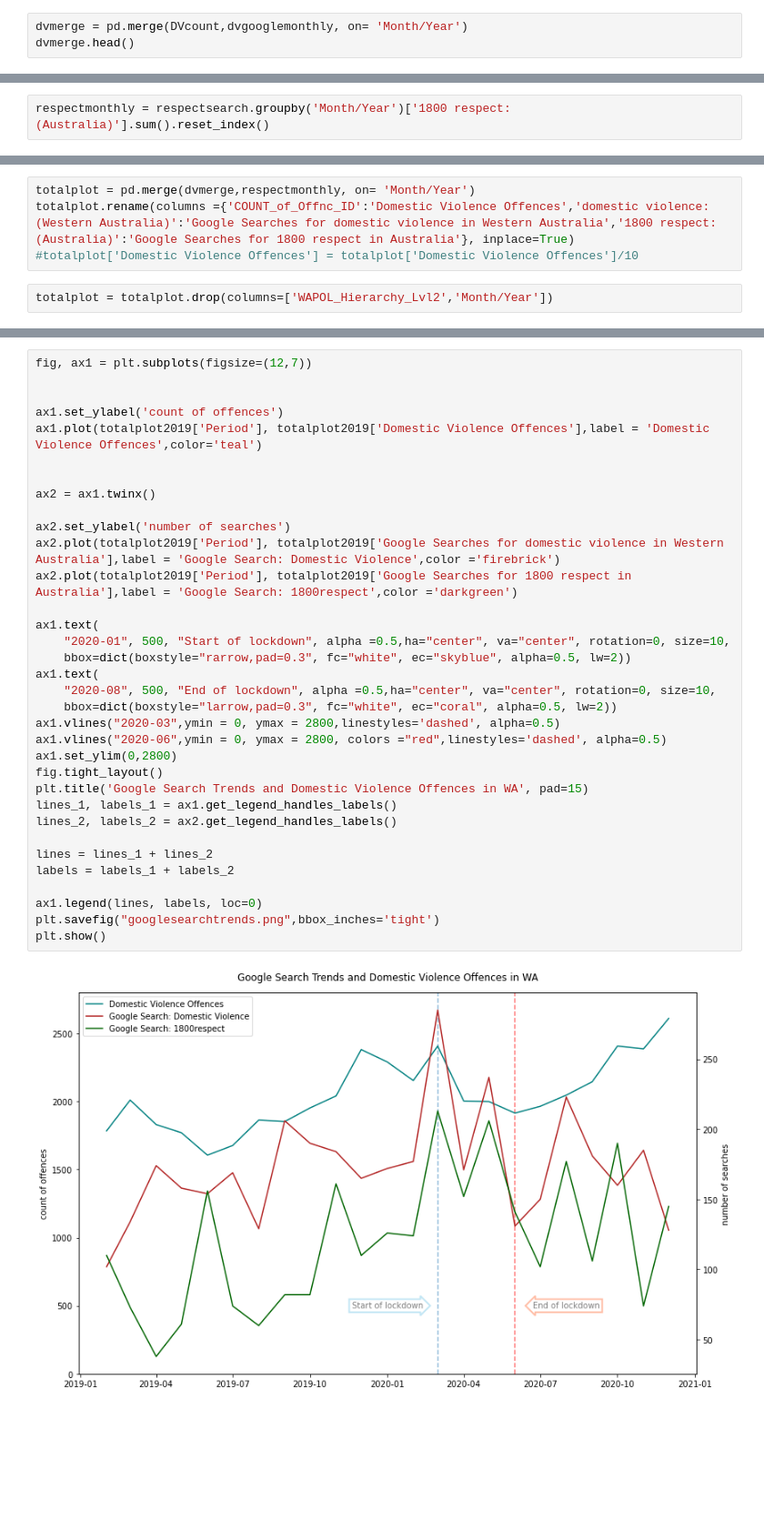
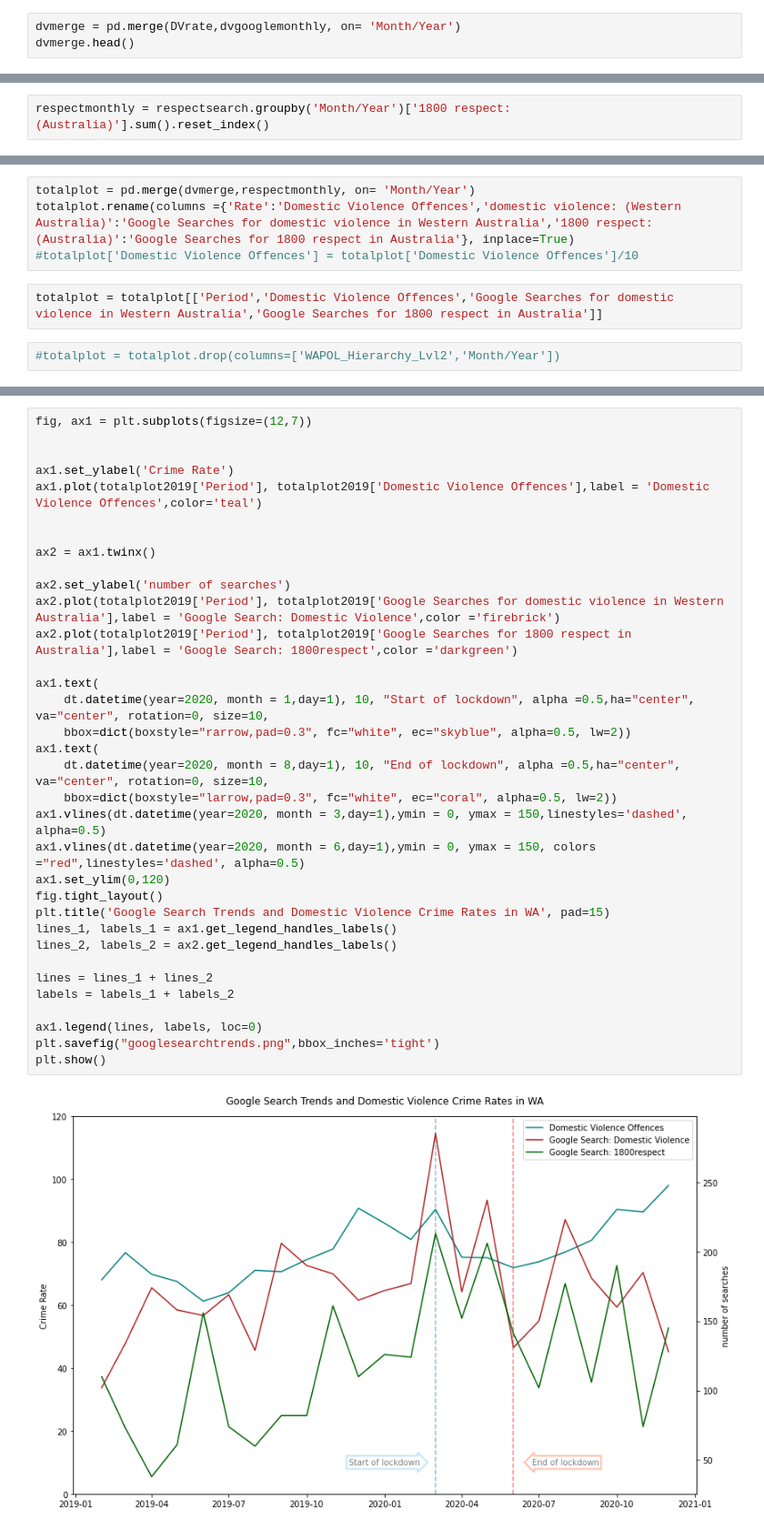
Before and after one commit to FernB/WACrimeRatesCovid19, a Jupyter notebook: WA Crime Rates.ipynb, the cells around one changed output, grey strips where cells are left out. Shown at 91% size. Drawn from its saved outputs; the diff is of its cells as text; blank space fills up the shorter version.

```diff
--- a/WA Crime Rates.ipynb
+++ b/WA Crime Rates.ipynb
@@ -284,4 +311,4 @@ DVcount
 # %%
-dvmerge = pd.merge(DVcount,dvgooglemonthly, on= 'Month/Year')
+dvmerge = pd.merge(DVrate,dvgooglemonthly, on= 'Month/Year')
 dvmerge.head()
 # %% [output]
@@ -336,6 +366,8 @@ plt.scatter(x=resmerge['1800 respect: (Australia)'], y=resmerge['COUNT_of_Offnc_
 # %%
 totalplot = pd.merge(dvmerge,respectmonthly, on= 'Month/Year')
-totalplot.rename(columns ={'COUNT_of_Offnc_ID':'Domestic Violence Offences','domestic violence: (Western Australia)':'Google Searches for domestic violence in Western Australia','1800 respect: (Australia)':'Google Searches for 1800 respect in Australia'}, inplace=True)
+totalplot.rename(columns ={'Rate':'Domestic Violence Offences','domestic violence: (Western Australia)':'Google Searches for domestic violence in Western Australia','1800 respect: (Australia)':'Google Searches for 1800 respect in Australia'}, inplace=True)
 #totalplot['Domestic Violence Offences'] = totalplot['Domestic Violence Offences']/10
+# %%
+totalplot = totalplot[['Period','Domestic Violence Offences','Google Searches for domestic violence in Western Australia','Google Searches for 1800 respect in Australia']]
 # %%
-totalplot = totalplot.drop(columns=['WAPOL_Hierarchy_Lvl2','Month/Year'])
+#totalplot = totalplot.drop(columns=['WAPOL_Hierarchy_Lvl2','Month/Year'])
@@ -370,36 +406,36 @@ plt.show()
 # %%
 fig, ax1 = plt.subplots(figsize=(12,7))
 
 
-ax1.set_ylabel('count of offences')
+ax1.set_ylabel('Crime Rate')
 ax1.plot(totalplot2019['Period'], totalplot2019['Domestic Violence Offences'],label = 'Domestic Violence Offences',color='teal')
 
 
 ax2 = ax1.twinx()
 
 ax2.set_ylabel('number of searches')
 ax2.plot(totalplot2019['Period'], totalplot2019['Google Searches for domestic violence in Western Australia'],label = 'Google Search: Domestic Violence',color ='firebrick')
 ax2.plot(totalplot2019['Period'], totalplot2019['Google Searches for 1800 respect in Australia'],label = 'Google Search: 1800respect',color ='darkgreen')
 
 ax1.text(
-    "2020-01", 500, "Start of lockdown", alpha =0.5,ha="center", va="center", rotation=0, size=10,
+    dt.datetime(year=2020, month = 1,day=1), 10, "Start of lockdown", alpha =0.5,ha="center", va="center", rotation=0, size=10,
     bbox=dict(boxstyle="rarrow,pad=0.3", fc="white", ec="skyblue", alpha=0.5, lw=2))
 ax1.text(
-    "2020-08", 500, "End of lockdown", alpha =0.5,ha="center", va="center", rotation=0, size=10,
+    dt.datetime(year=2020, month = 8,day=1), 10, "End of lockdown", alpha =0.5,ha="center", va="center", rotation=0, size=10,
     bbox=dict(boxstyle="larrow,pad=0.3", fc="white", ec="coral", alpha=0.5, lw=2))
-ax1.vlines("2020-03",ymin = 0, ymax = 2800,linestyles='dashed', alpha=0.5)
-ax1.vlines("2020-06",ymin = 0, ymax = 2800, colors ="red",linestyles='dashed', alpha=0.5)
-ax1.set_ylim(0,2800)
+ax1.vlines(dt.datetime(year=2020, month = 3,day=1),ymin = 0, ymax = 150,linestyles='dashed', alpha=0.5)
+ax1.vlines(dt.datetime(year=2020, month = 6,day=1),ymin = 0, ymax = 150, colors ="red",linestyles='dashed', alpha=0.5)
+ax1.set_ylim(0,120)
 fig.tight_layout()
-plt.title('Google Search Trends and Domestic Violence Offences in WA', pad=15)
+plt.title('Google Search Trends and Domestic Violence Crime Rates in WA', pad=15)
 lines_1, labels_1 = ax1.get_legend_handles_labels()
 lines_2, labels_2 = ax2.get_legend_handles_labels()
 
 lines = lines_1 + lines_2
 labels = labels_1 + labels_2
 
 ax1.legend(lines, labels, loc=0)
 plt.savefig("googlesearchtrends.png",bbox_inches='tight')
 plt.show()
 # %% [output]
-[figure, old version]
+[figure, new version]
```
Also changed, not shown: parts of 28 cells of this notebook, 11 other files.
